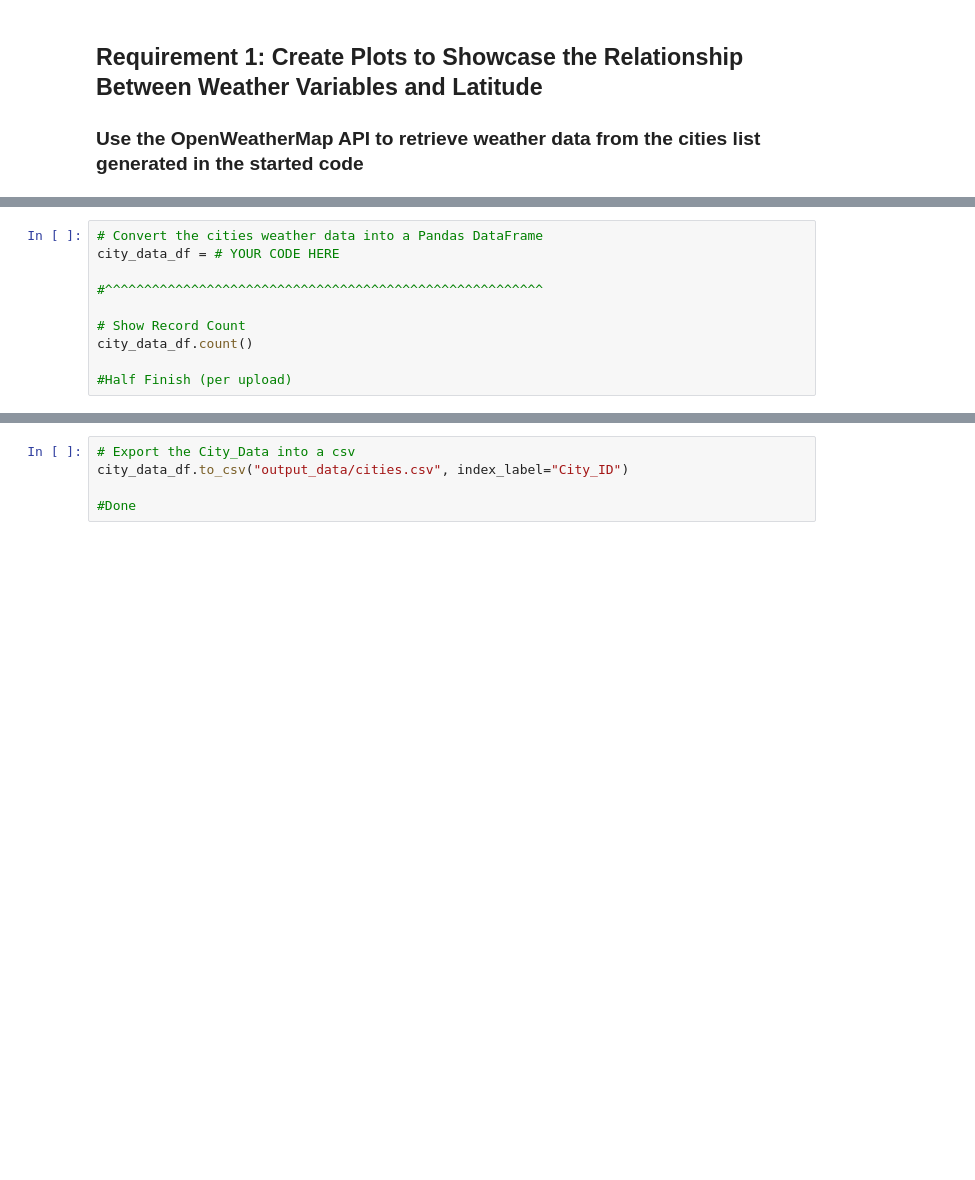
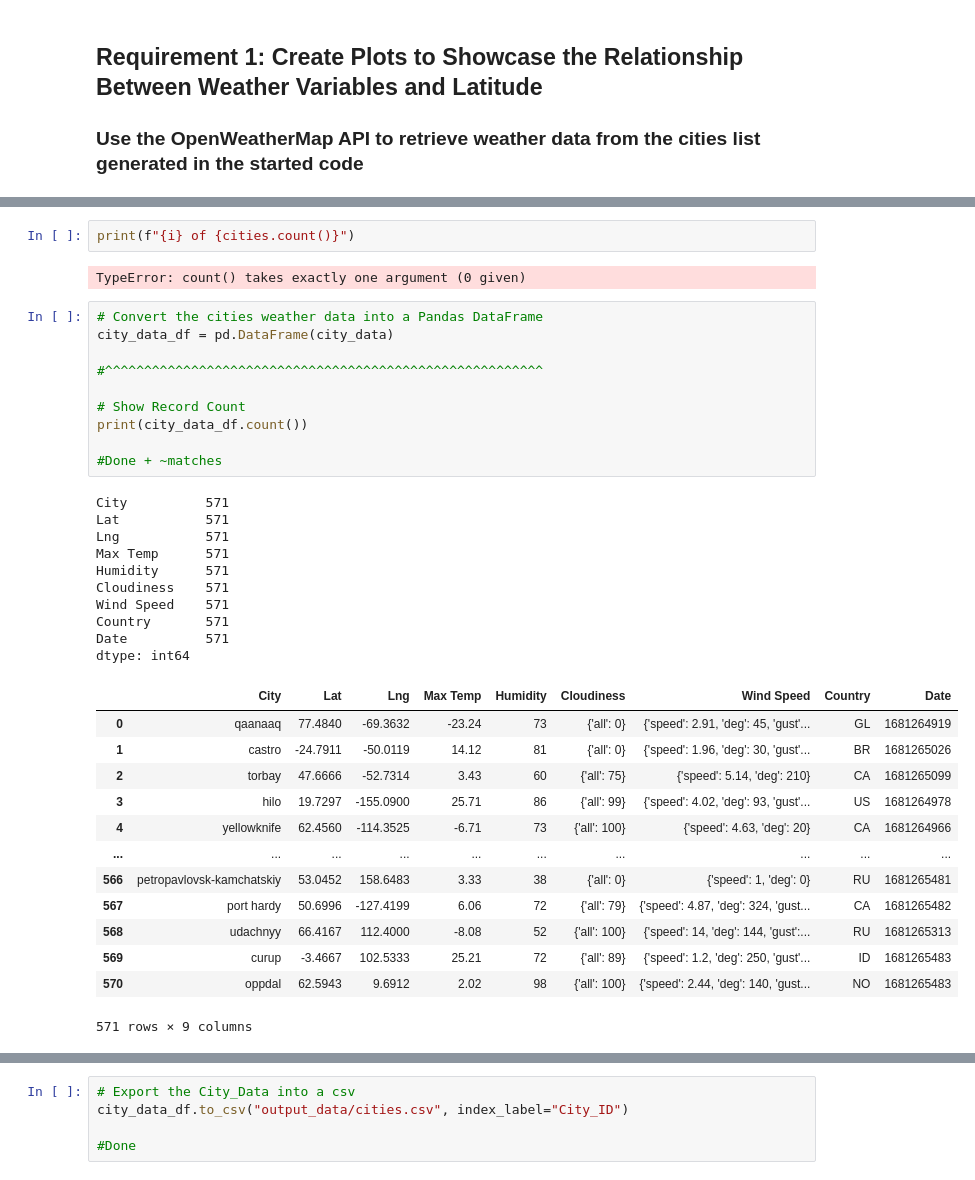
Before and after one commit to TinTesla/python-api-challenge, a Jupyter notebook: WeatherPy/starter_code/WeatherPy.ipynb, the cells around one changed output, grey strips where cells are left out. Drawn from its saved outputs; the diff is of its cells as text; blank space fills up the shorter version.

```diff
--- a/WeatherPy/starter_code/WeatherPy.ipynb
+++ b/WeatherPy/starter_code/WeatherPy.ipynb
@@ -166,13 +156,41 @@ SyntaxError: invalid syntax (1497952295.py, line 2)
+# %%
+print(f"{i} of {cities.count()}")
+# %% [output]
+TypeError: count() takes exactly one argument (0 given)
 # %%
 # Convert the cities weather data into a Pandas DataFrame
-city_data_df = # YOUR CODE HERE
+city_data_df = pd.DataFrame(city_data)
 
 #^^^^^^^^^^^^^^^^^^^^^^^^^^^^^^^^^^^^^^^^^^^^^^^^^^^^^^^^
 
 # Show Record Count
-city_data_df.count()
+print(city_data_df.count())
 
-#Half Finish (per upload)
+#Done + ~matches
+# %% [output]
+City          571
+Lat           571
+Lng           571
+Max Temp      571
+Humidity      571
+Cloudiness    571
+Wind Speed    571
+Country       571
+Date          571
+dtype: int64
+|  | City | Lat | Lng | Max Temp | Humidity | Cloudiness | Wind Speed | Country | Date |
+| 0 | qaanaaq | 77.4840 | -69.3632 | -23.24 | 73 | {'all': 0} | {'speed': 2.91, 'deg': 45, 'gust'... | GL | 1681264919 |
+| 1 | castro | -24.7911 | -50.0119 | 14.12 | 81 | {'all': 0} | {'speed': 1.96, 'deg': 30, 'gust'... | BR | 1681265026 |
+| 2 | torbay | 47.6666 | -52.7314 | 3.43 | 60 | {'all': 75} | {'speed': 5.14, 'deg': 210} | CA | 1681265099 |
+| 3 | hilo | 19.7297 | -155.0900 | 25.71 | 86 | {'all': 99} | {'speed': 4.02, 'deg': 93, 'gust'... | US | 1681264978 |
+| 4 | yellowknife | 62.4560 | -114.3525 | -6.71 | 73 | {'all': 100} | {'speed': 4.63, 'deg': 20} | CA | 1681264966 |
+| ... | ... | ... | ... | ... | ... | ... | ... | ... | ... |
+| 566 | petropavlovsk-kamchatskiy | 53.0452 | 158.6483 | 3.33 | 38 | {'all': 0} | {'speed': 1, 'deg': 0} | RU | 1681265481 |
+| 567 | port hardy | 50.6996 | -127.4199 | 6.06 | 72 | {'all': 79} | {'speed': 4.87, 'deg': 324, 'gust... | CA | 1681265482 |
+| 568 | udachnyy | 66.4167 | 112.4000 | -8.08 | 52 | {'all': 100} | {'speed': 14, 'deg': 144, 'gust':... | RU | 1681265313 |
+| 569 | curup | -3.4667 | 102.5333 | 25.21 | 72 | {'all': 89} | {'speed': 1.2, 'deg': 250, 'gust'... | ID | 1681265483 |
+| 570 | oppdal | 62.5943 | 9.6912 | 2.02 | 98 | {'all': 100} | {'speed': 2.44, 'deg': 140, 'gust... | NO | 1681265483 |
+571 rows × 9 columns
 # %%
 # Display sample data
 city_data_df.head()
```
Also changed, not shown: parts of 4 cells of this notebook, 6 other files.
